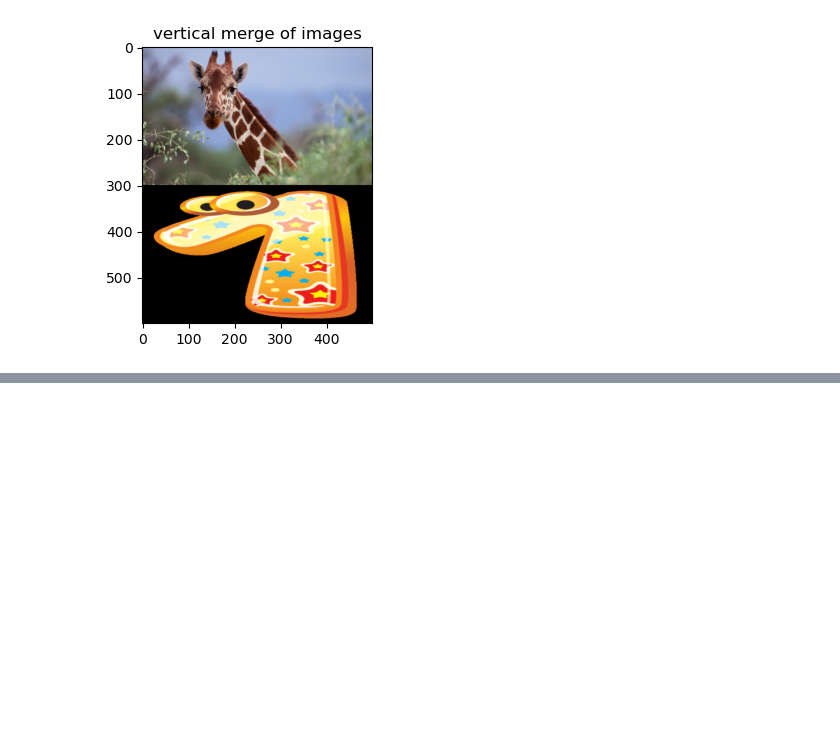
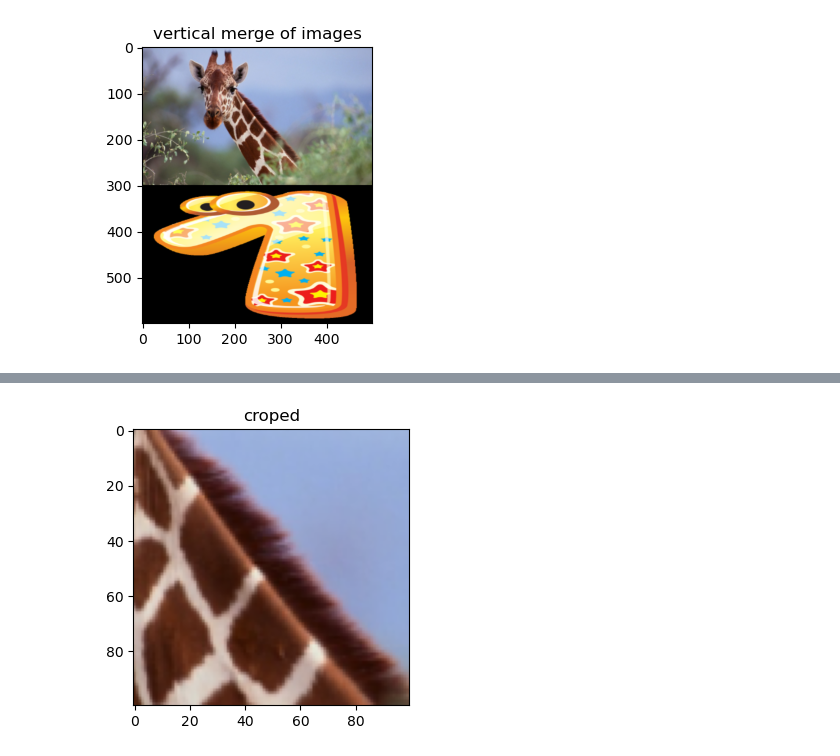
Before and after one commit to reula/algebra-python, a Jupyter notebook: algebra.ipynb, the cells around one changed output, grey strips where cells are left out. Cells and saved outputs as stored; diff of their text form; code cells hidden in the pictures; blank space fills up the shorter version.

```diff
--- a/algebra.ipynb
+++ b/algebra.ipynb
@@ -525,0 +574,8 @@ plt.show()
+# %%
+crop_1=img1[100:200, 200:300]
+
+plt.imshow(cv2.cvtColor(crop_1, cv2.COLOR_BGR2RGB))
+plt.title('croped')
+plt.show()
+# %% [output]
+[figure, added]
```
Also changed, not shown: parts of 16 cells of this notebook.
